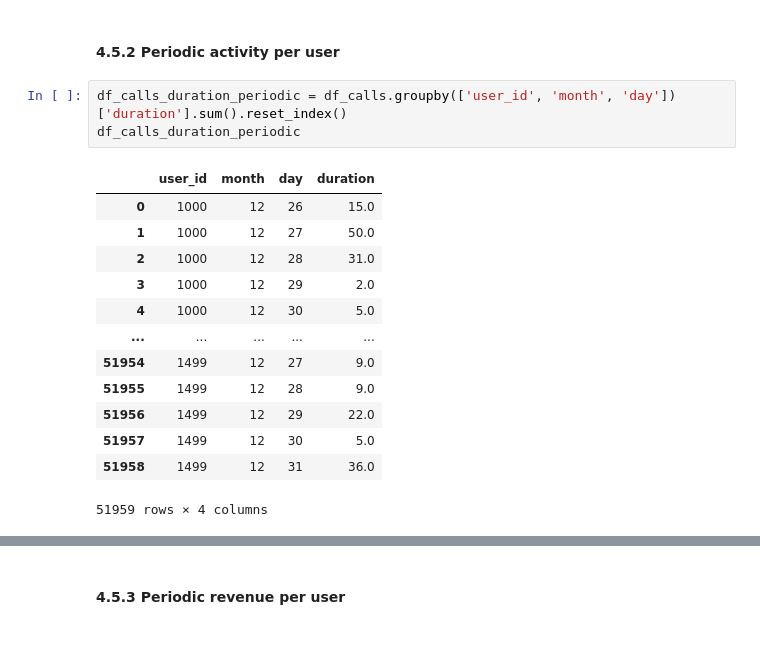
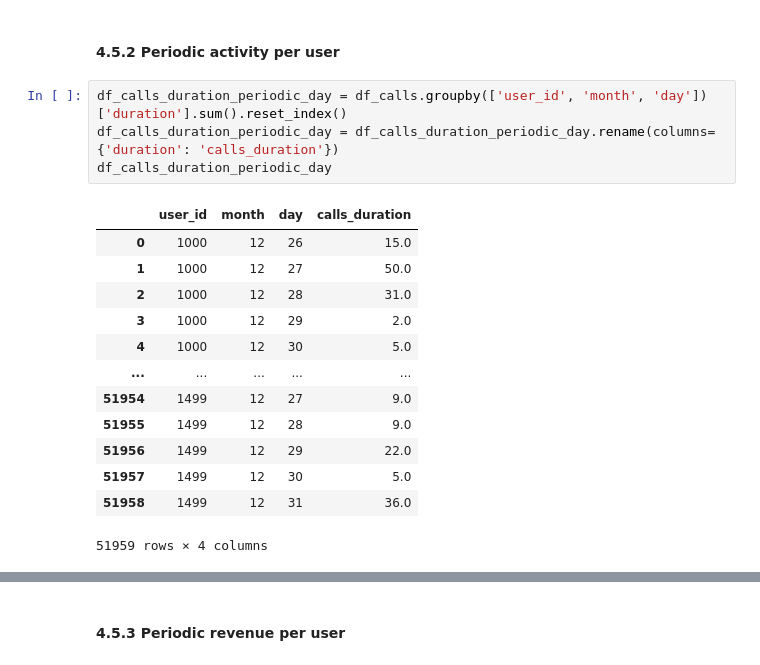
Before and after one commit to LuisPastranaLemus/P_20250514_Mobile_service_plans_analysis, a Jupyter notebook: notebooks/02_feature_engineering.ipynb, the cells around one changed output, grey strips where cells are left out. Cells and saved outputs as stored; diff of their text form.

```diff
--- a/notebooks/02_feature_engineering.ipynb
+++ b/notebooks/02_feature_engineering.ipynb
@@ -910,10 +910,11 @@ df_revenue_total.to_csv(processed_path, index=False)
 # %% [markdown]
 #### 4.5.2 Periodic activity per user
 # %%
-df_calls_duration_periodic = df_calls.groupby(['user_id', 'month', 'day'])['duration'].sum().reset_index()
-df_calls_duration_periodic
+df_calls_duration_periodic_day = df_calls.groupby(['user_id', 'month', 'day'])['duration'].sum().reset_index()
+df_calls_duration_periodic_day = df_calls_duration_periodic_day.rename(columns={'duration': 'calls_duration'})
+df_calls_duration_periodic_day
 # %% [output]
-|  | user_id | month | day | duration |
+|  | user_id | month | day | calls_duration |
 | 0 | 1000 | 12 | 26 | 15.0 |
 | 1 | 1000 | 12 | 27 | 50.0 |
 | 2 | 1000 | 12 | 28 | 31.0 |
```
Also changed, not shown: parts of 10 cells of this notebook, 6 other files.
